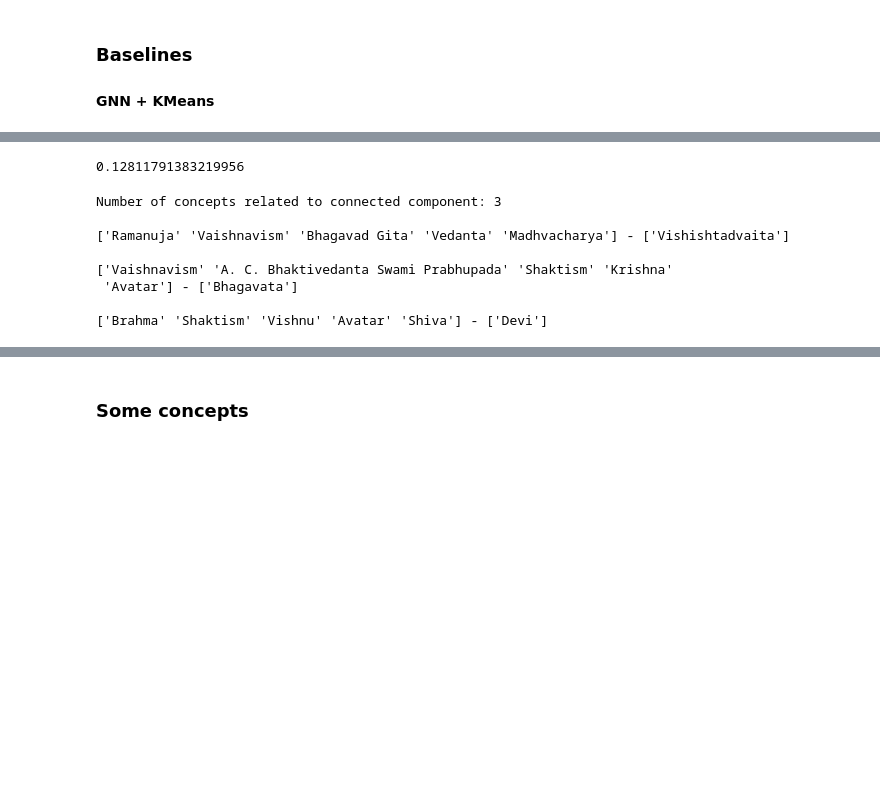
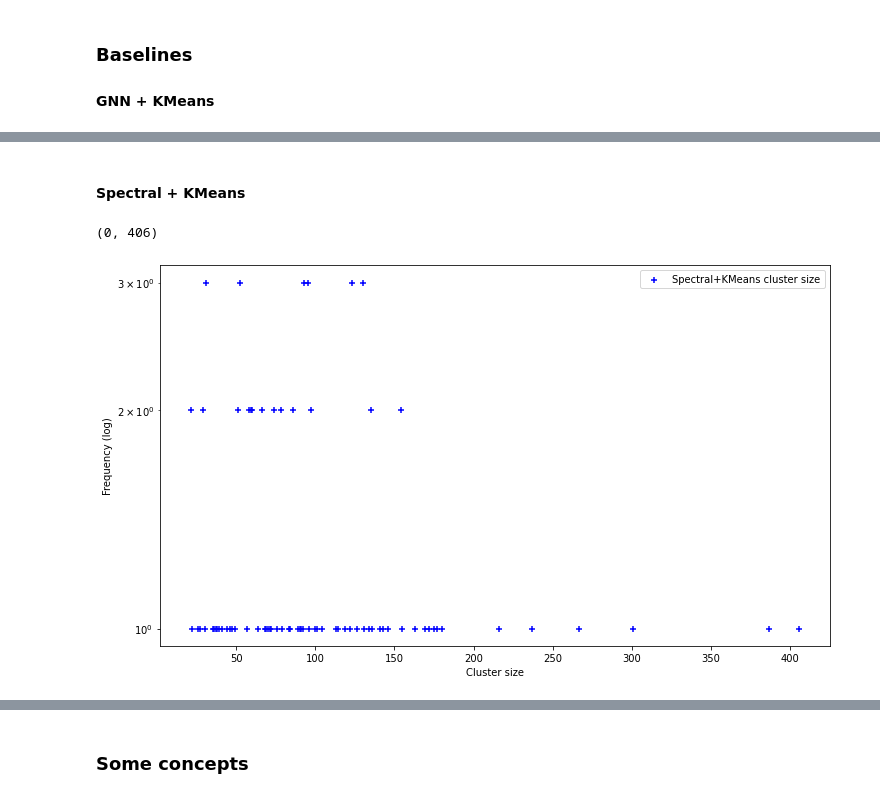
Before and after one commit to Co-MEG/CoMEG, a Jupyter notebook: notebooks/2_unexpected_concepts_wikivitals.ipynb, the cells around one changed output, grey strips where cells are left out. Cells and saved outputs as stored; diff of their text form; code cells hidden in the pictures; blank space fills up the shorter version.

```diff
--- a/notebooks/2_unexpected_concepts_wikivitals.ipynb
+++ b/notebooks/2_unexpected_concepts_wikivitals.ipynb
@@ -653,21 +693,0 @@ Number of concepts related to connected component: 2
-# %%
-summarized_biadjacency = np.zeros((adjacency.shape[0], filt_biadjacency.shape[1]))
-print(summarized_biadjacency.shape)
-
-for cc in range(len(np.unique(labels_cc_summarized))):
-
-    # get community, i.e. connected component
-    mask_cc = labels_cc_summarized == cc
-
-    g = summarized_adjacency[mask, :][:, mask]
-    g_cc = g[mask_cc, :][:, mask_cc]
-
-    # Related concepts
-    concepts = []
-    g_cc_nodes = mask[mask_cc]
-
-    for c in result:
-        if len(c[1]) > 0:
-            for x in c[0]:
-                if x in g_cc_nodes:
-                    summarized_biadjacency[x, c[1]] = 1
@@ -685,39 +694,15 @@ pairwise_product = summarized_biadjacency[mask, :].dot(summarized_biadjacency[ma
-# %%
-from scipy.sparse import triu
-
-mask_cc = labels_cc_summarized == 1
-pairwise_product[mask_cc, :][:, mask_cc].astype(int).todense()
-triu(pairwise_product[mask_cc, :][:, mask_cc].astype(int), k=1).todense().sum() / (pairwise_product[mask_cc, :][:, mask_cc].shape[0]**2)
-# %% [output]
-0.12811791383219956
-# %%
-mask_cc = labels_cc_summarized ==
-g = summarized_adjacency[mask, :][:, mask]
-g_cc = g[mask_cc, :][:, mask_cc]
-
-# Related concepts
-concepts = []
-g_cc_nodes = mask[mask_cc]
-
-for c in result:
-    if len(c[1]) > 0:
-        for x in c[0]:
-            if x in g_cc_nodes:
-                concepts.append(c)
-                break
-
-print(f'Number of concepts related to connected component: {len(concepts)}')
-print()
-
-for c in concepts[:10]:
-    print(f'{(str(names[c[0]]))} - {(str(sorted_names_col[c[1]]))}')
-    print()
-# %% [output]
-Number of concepts related to connected component: 3
-
-['Ramanuja' 'Vaishnavism' 'Bhagavad Gita' 'Vedanta' 'Madhvacharya'] - ['Vishishtadvaita']
-
-['Vaishnavism' 'A. C. Bhaktivedanta Swami Prabhupada' 'Shaktism' 'Krishna'
- 'Avatar'] - ['Bhagavata']
-
-['Brahma' 'Shaktism' 'Vishnu' 'Avatar' 'Shiva'] - ['Devi']
+# %% [markdown]
+#### Spectral + KMeans
+# %%
+kmeans = KMeans(n_clusters=101) # k = number of connected components in summarized graph
+kmeans_spectral_labels = kmeans.fit_transform(adjacency)
+# %%
+# Biggest KMeans cluster
+sorted(Counter(kmeans_spectral_labels).items(), key=lambda x: x[1], reverse=True)[0]
+# %% [output]
+(0, 406)
+# %%
+fig, ax = plt.subplots(1, 1, figsize=(12, 7))
+plot_distrib([y for x, y in Counter(kmeans_spectral_labels).items()], ax=ax, log=False, label='Spectral+KMeans cluster size', xlabel='Cluster size')
+# %% [output]
+[figure, added]
```
Also changed, not shown: parts of 30 cells of this notebook.
